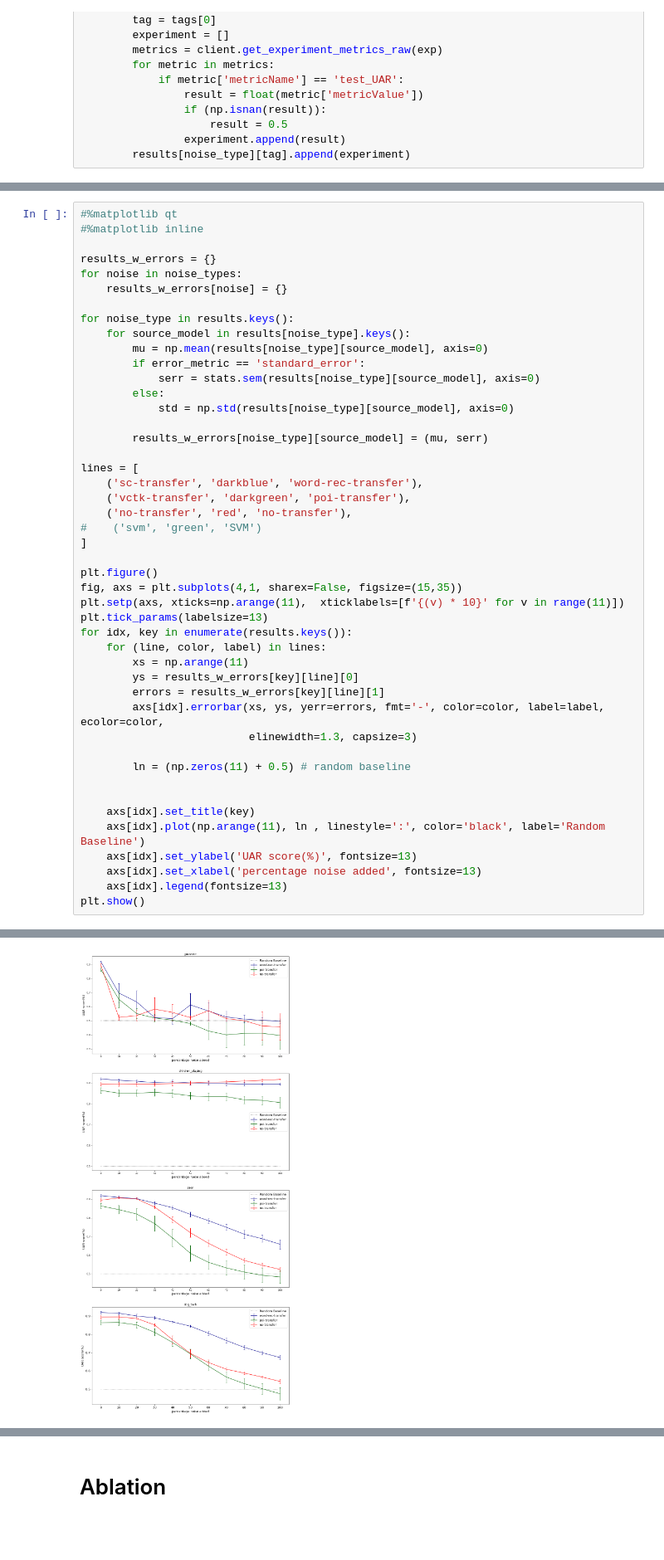
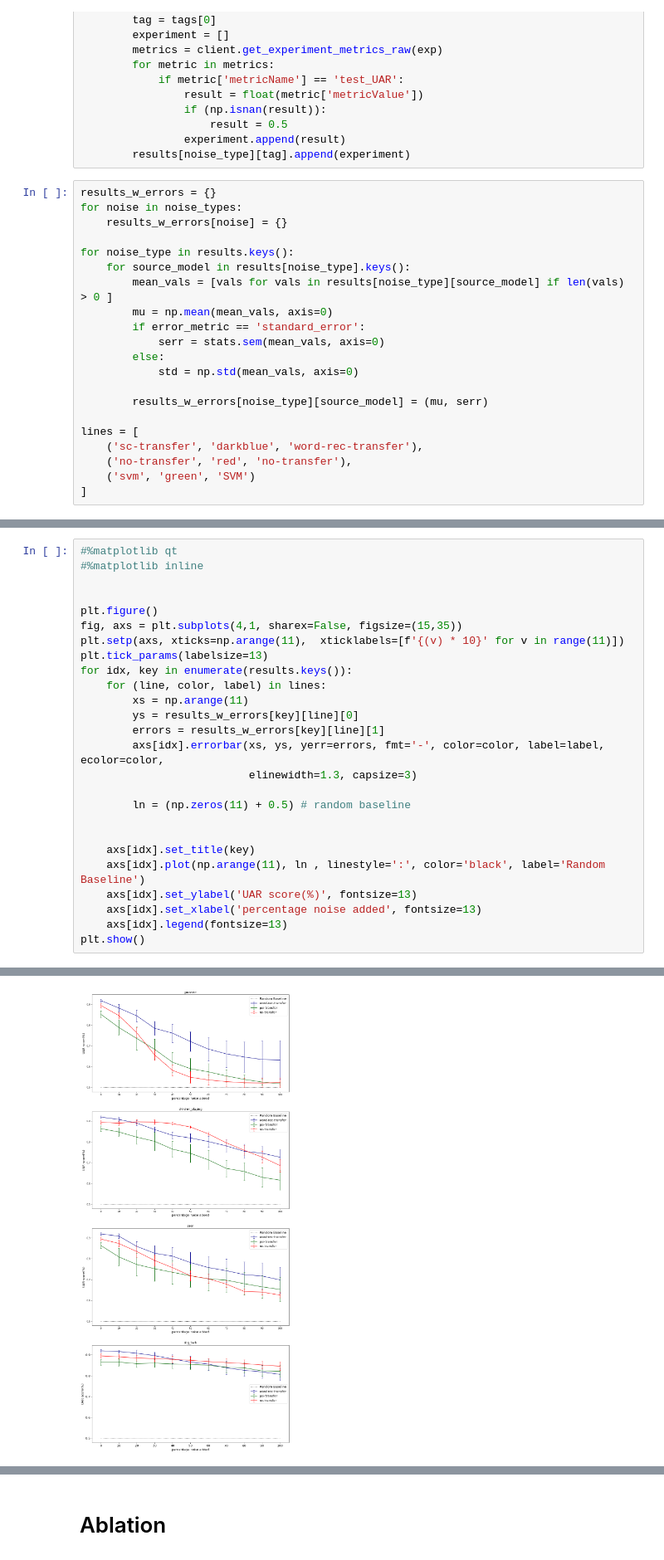
Before and after one commit to onucharles/transfer-learning-adult-to-infant-speech, a Jupyter notebook: experiments/notebooks/Chillanto plots.ipynb, the cells around one changed output, grey strips where cells are left out. Shown: that part at 83% size. Saved outputs shown, nothing was run; the diff lists cells and outputs as text; blank space fills up the shorter version.

Commit message:
fixing plots

```diff
--- a/experiments/notebooks/Chillanto plots.ipynb
+++ b/experiments/notebooks/Chillanto plots.ipynb
@@ -330,3 +330,24 @@ for exp in experiments:
                     result = 0.5
                 experiment.append(result)
         results[noise_type][tag].append(experiment)
+# %%
+results_w_errors = {}
+for noise in noise_types:
+    results_w_errors[noise] = {}
+
+for noise_type in results.keys():
+    for source_model in results[noise_type].keys():
+        mean_vals = [vals for vals in results[noise_type][source_model] if len(vals) > 0 ]
+        mu = np.mean(mean_vals, axis=0)
+        if error_metric == 'standard_error':
+            serr = stats.sem(mean_vals, axis=0)
+        else:
+            std = np.std(mean_vals, axis=0)
+
+        results_w_errors[noise_type][source_model] = (mu, serr)
+
+lines = [
+    ('sc-transfer', 'darkblue', 'word-rec-transfer'),
+    ('no-transfer', 'red', 'no-transfer'),
+    ('svm', 'green', 'SVM')
+]
@@ -333,52 +356,32 @@ for exp in experiments:
 # %%
 #%matplotlib qt
 #%matplotlib inline
 
-results_w_errors = {}
-for noise in noise_types:
-    results_w_errors[noise] = {}
-
-for noise_type in results.keys():
-    for source_model in results[noise_type].keys():
-        mu = np.mean(results[noise_type][source_model], axis=0)
-        if error_metric == 'standard_error':
-            serr = stats.sem(results[noise_type][source_model], axis=0)
-        else:
-            std = np.std(results[noise_type][source_model], axis=0)
-
-        results_w_errors[noise_type][source_model] = (mu, serr)
-
-lines = [
-    ('sc-transfer', 'darkblue', 'word-rec-transfer'),
-    ('vctk-transfer', 'darkgreen', 'poi-transfer'),
-    ('no-transfer', 'red', 'no-transfer'),
-#    ('svm', 'green', 'SVM')
-]
 
 plt.figure()
 fig, axs = plt.subplots(4,1, sharex=False, figsize=(15,35))
 plt.setp(axs, xticks=np.arange(11),  xticklabels=[f'{(v) * 10}' for v in range(11)])
 plt.tick_params(labelsize=13)
 for idx, key in enumerate(results.keys()):
     for (line, color, label) in lines:
         xs = np.arange(11)
         ys = results_w_errors[key][line][0]
         errors = results_w_errors[key][line][1]
         axs[idx].errorbar(xs, ys, yerr=errors, fmt='-', color=color, label=label, ecolor=color,
                           elinewidth=1.3, capsize=3)
 
         ln = (np.zeros(11) + 0.5) # random baseline
 
 
     axs[idx].set_title(key)
     axs[idx].plot(np.arange(11), ln , linestyle=':', color='black', label='Random Baseline')
     axs[idx].set_ylabel('UAR score(%)', fontsize=13)
     axs[idx].set_xlabel('percentage noise added', fontsize=13)
     axs[idx].legend(fontsize=13)
 plt.show()
 # %% [output]
 <Figure size 432x288 with 0 Axes>
-[figure, old version]
+[figure, new version]
 # %%
 #API.get_experiment_metrics()
 client = API(api_key=COMET_API_KEY, rest_api_key=COMET_REST_API_KEY)
```
Also changed, not shown: parts of 2 cells of this notebook, 1 other file.
